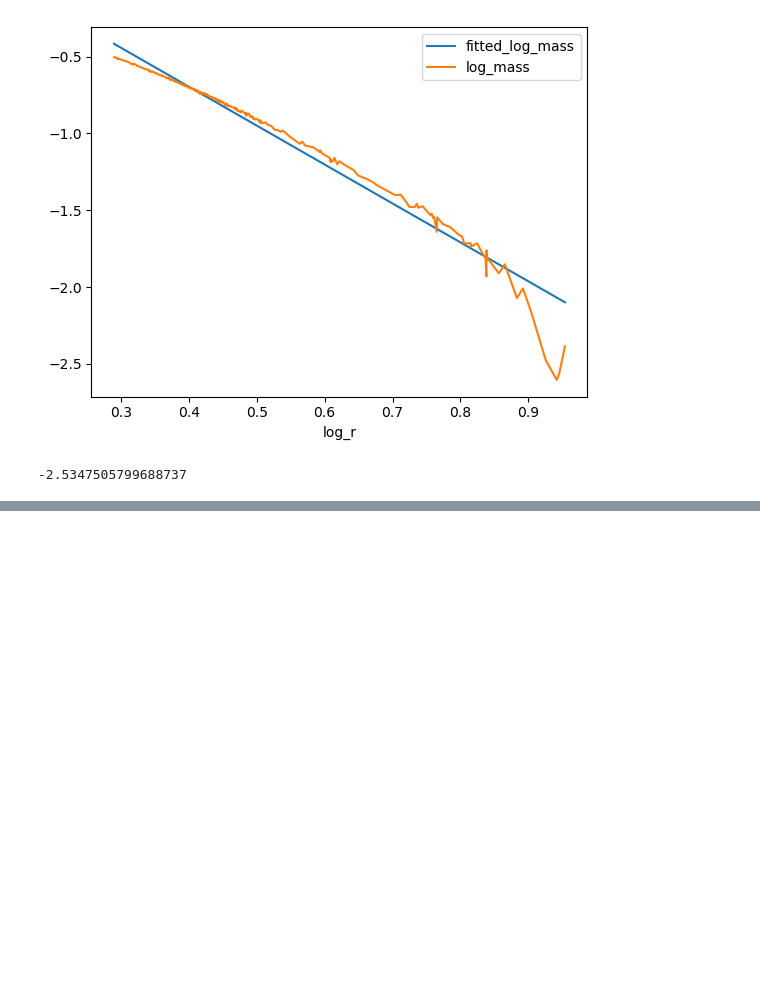
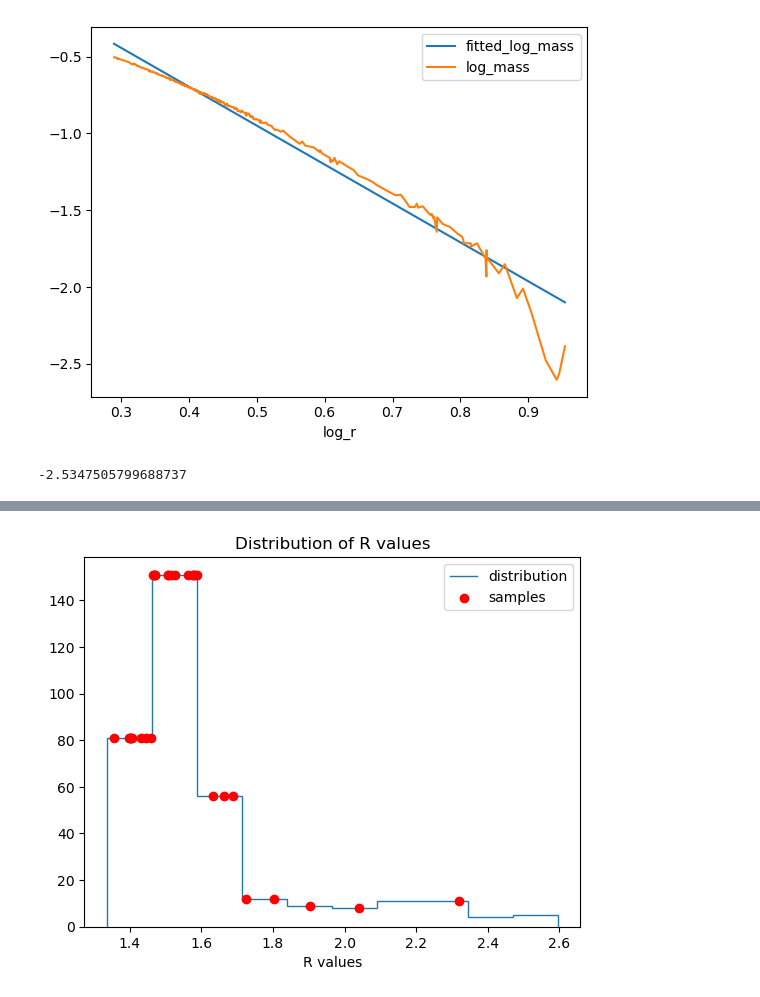
Before and after one commit to YigithanGediz/phys_414_final_project, a Jupyter notebook: data_analysis.ipynb, the cells around one changed output, grey strips where cells are left out. Cells and saved outputs as stored; diff of their text form; code cells hidden in the pictures; blank space fills up the shorter version.

```diff
--- a/data_analysis.ipynb
+++ b/data_analysis.ipynb
@@ -102,0 +207,20 @@ $$
+# %%
+num_sample_points = 30
+
+def find_count(r, edges, dist):
+    return dist[[1 if ((r >= edge[0]) and (r < edge[1])) else 0 for edge in edges].index(1)]
+
+dist, bins = np_histogram_distribution(R_data)
+edges = [(bins[i], bins[i+1]) for i in range(0,len(bins)-1)]
+
+sample_points = sample_from_distribution(dist, bins, num_sample_points)
+sample_counts = [find_count(r, edges, dist) for r in sample_points]
+
+plt.stairs(dist, bins, label="distribution")
+plt.scatter(sample_points, sample_counts, c="r", label="samples")
+plt.xlabel("R values")
+plt.title("Distribution of R values")
+plt.legend()
+plt.show()
+# %% [output]
+[figure, added]
```
Also changed, not shown: parts of 13 cells of this notebook, 5 other files.
